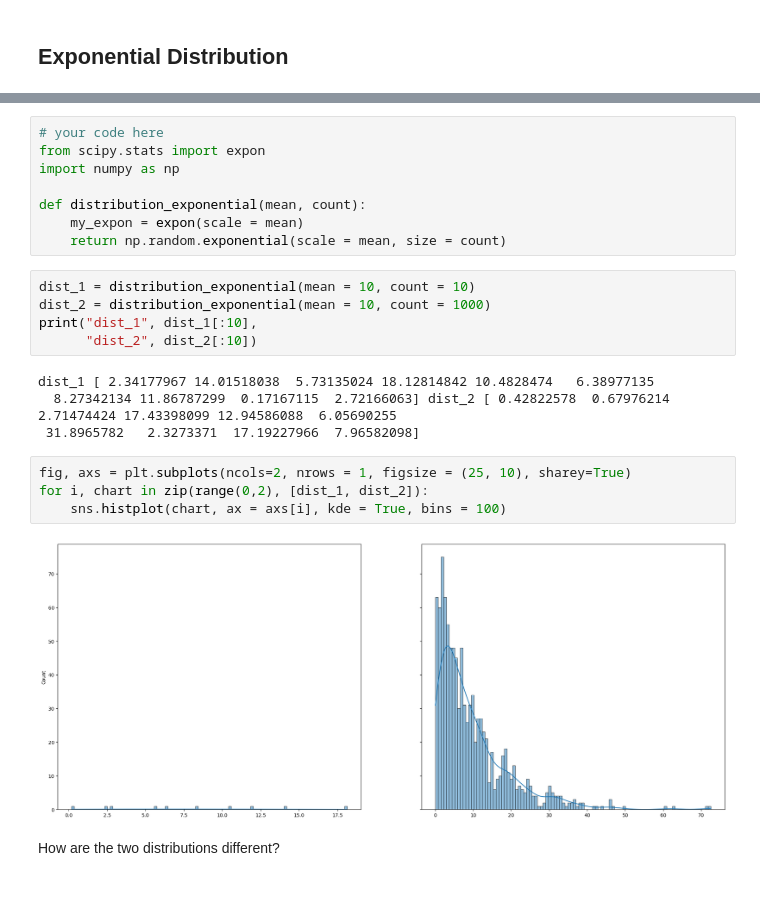
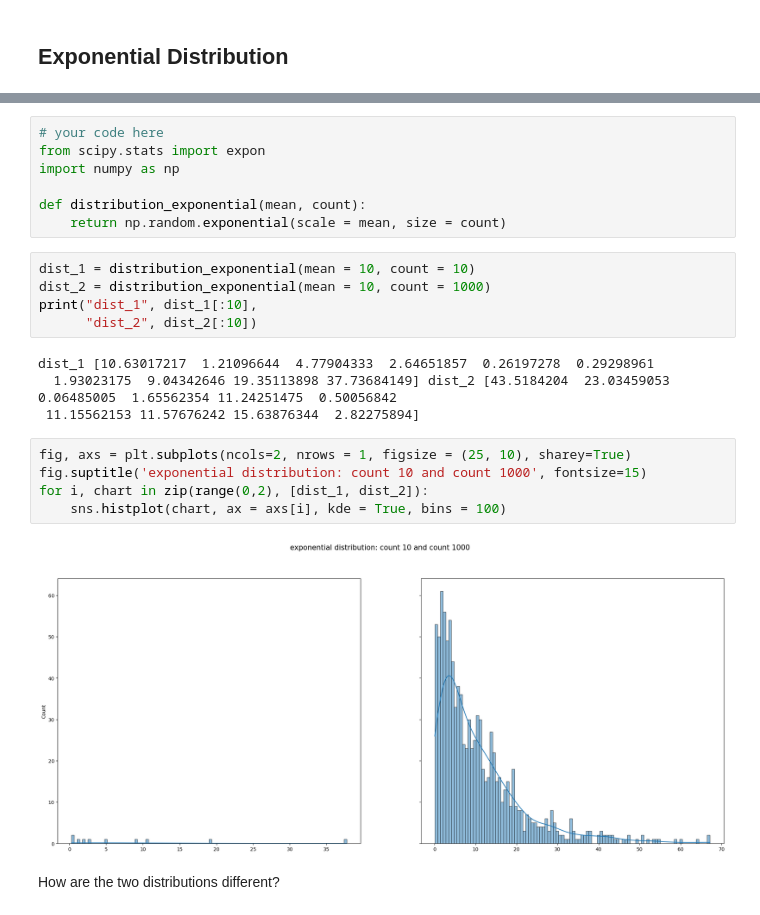
Before and after one commit to Ironhack-Data-Madrid-PartTime-Oct22/lab-continuous-probability-distribution, a Jupyter notebook: your-code/main.ipynb, the cells around one changed output, grey strips where cells are left out. Cells and saved outputs as stored; diff of their text form.

```diff
--- a/your-code/main.ipynb
+++ b/your-code/main.ipynb
@@ -172,7 +174,6 @@ from scipy.stats import expon
 import numpy as np
 
 def distribution_exponential(mean, count):
-    my_expon = expon(scale = mean)
     return np.random.exponential(scale = mean, size = count)
 # %%
 dist_1 = distribution_exponential(mean = 10, count = 10)
@@ -180,15 +181,16 @@ dist_2 = distribution_exponential(mean = 10, count = 1000)
 print("dist_1", dist_1[:10],
       "dist_2", dist_2[:10])
 # %% [output]
-dist_1 [ 2.34177967 14.01518038  5.73135024 18.12814842 10.4828474   6.38977135
-  8.27342134 11.86787299  0.17167115  2.72166063] dist_2 [ 0.42822578  0.67976214  2.71474424 17.43398099 12.94586088  6.05690255
- 31.8965782   2.3273371  17.19227966  7.96582098]
+dist_1 [10.63017217  1.21096644  4.77904333  2.64651857  0.26197278  0.29298961
+  1.93023175  9.04342646 19.35113898 37.73684149] dist_2 [43.5184204  23.03459053  0.06485005  1.65562354 11.24251475  0.50056842
+ 11.15562153 11.57676242 15.63876344  2.82275894]
 # %%
 fig, axs = plt.subplots(ncols=2, nrows = 1, figsize = (25, 10), sharey=True)
+fig.suptitle('exponential distribution: count 10 and count 1000', fontsize=15)
 for i, chart in zip(range(0,2), [dist_1, dist_2]):
     sns.histplot(chart, ax = axs[i], kde = True, bins = 100)
 # %% [output]
-[figure, old version]
+[figure, new version]
 # %% [markdown]
 How are the two distributions different?
 # %%
```
Also changed, not shown: parts of 7 cells of this notebook.
